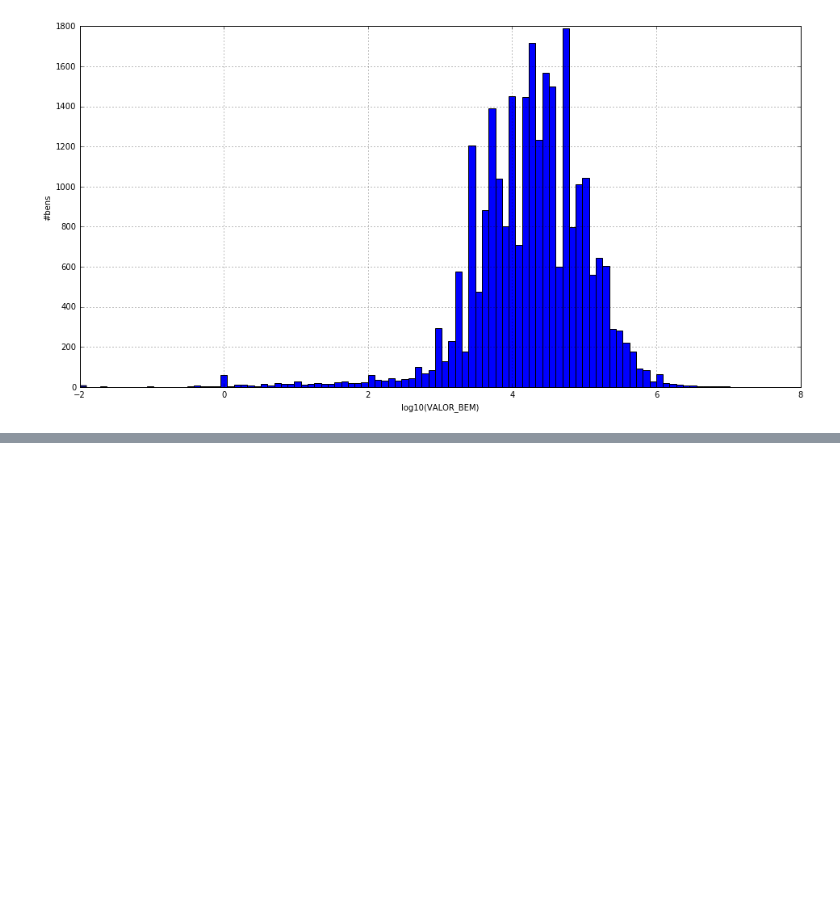
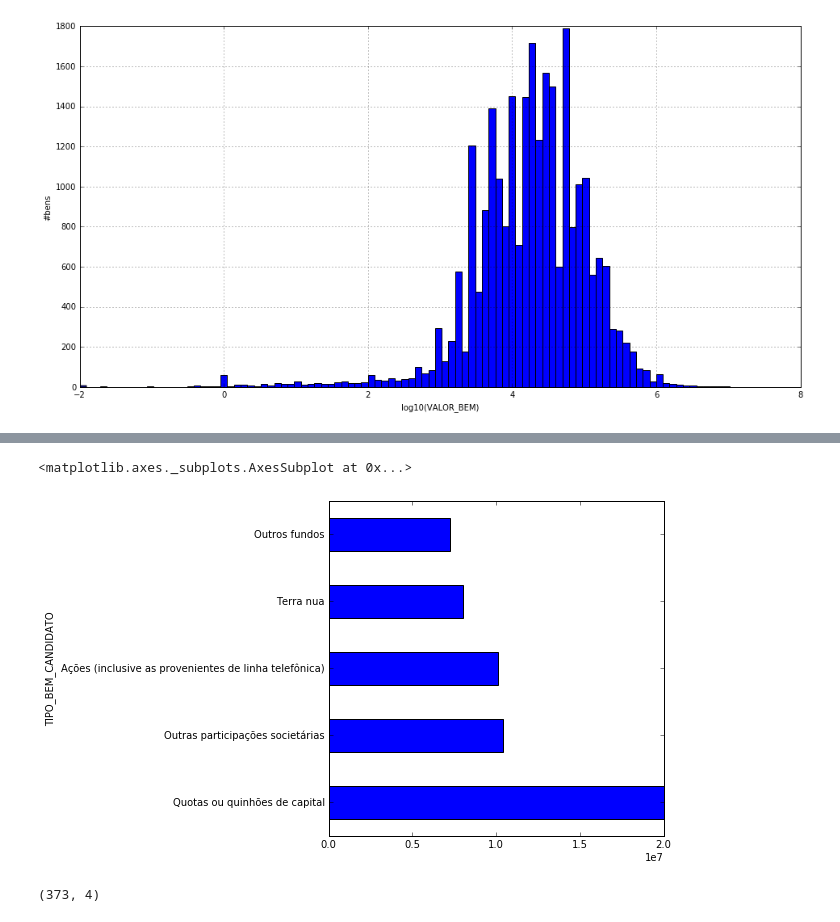
Before and after one commit to abevieiramota/analysis-candidatos-2016-CE, a Jupyter notebook: notebook/2 - Dados de bens.ipynb, the cells around one changed output, grey strips where cells are left out. Drawn from its saved outputs; the diff is of its cells as text; code cells hidden in the pictures; blank space fills up the shorter version.

```diff
--- a/notebook/2 - Dados de bens.ipynb
+++ b/notebook/2 - Dados de bens.ipynb
@@ -44,7 +45,6 @@ ax.set_ylabel('#bens')
 <matplotlib.text.Text at 0x...>
 [figure]
 # %%
-df.groupby('TIPO_BEM_CANDIDATO').VALOR_BEM\
-.apply(lambda x: pd.Series({'qtd':x.count(), 'min':x.min(), 'max':x.max(), 'mean':x.mean()}))\
-.unstack()\
-.applymap(lambda x: "{:}".format(x))
+vbg = df.groupby('TIPO_BEM_CANDIDATO').VALOR_BEM\
+.apply(lambda x: pd.Series({'qtd':x.count(), 'min':x.min(), 'max':x.max(), 'mean':x.mean(), 'std':x.std()}))\
+.unstack()
@@ -69,0 +72,5 @@ df.groupby('TIPO_BEM_CANDIDATO').VALOR_BEM\
+# %%
+vbg['max'].nlargest(5).plot(kind='barh', figsize=(6, 6))
+# %% [output]
+<matplotlib.axes._subplots.AxesSubplot at 0x...>
+[figure, added]
@@ -69,0 +88,4 @@ df.groupby('TIPO_BEM_CANDIDATO').VALOR_BEM\
+# %%
+df_out.shape
+# %% [output]
+(373, 4)
```
Also changed, not shown: parts of 10 cells of this notebook, 1 other file.
